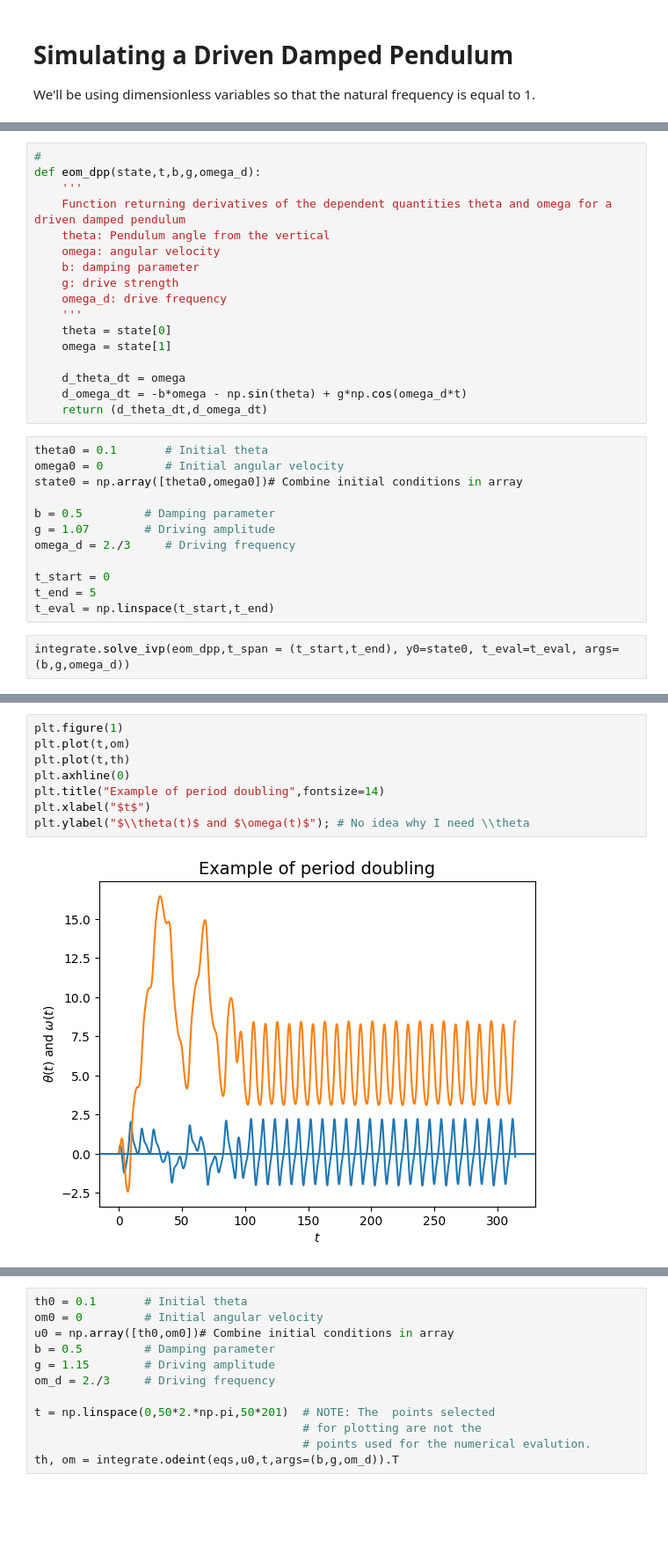
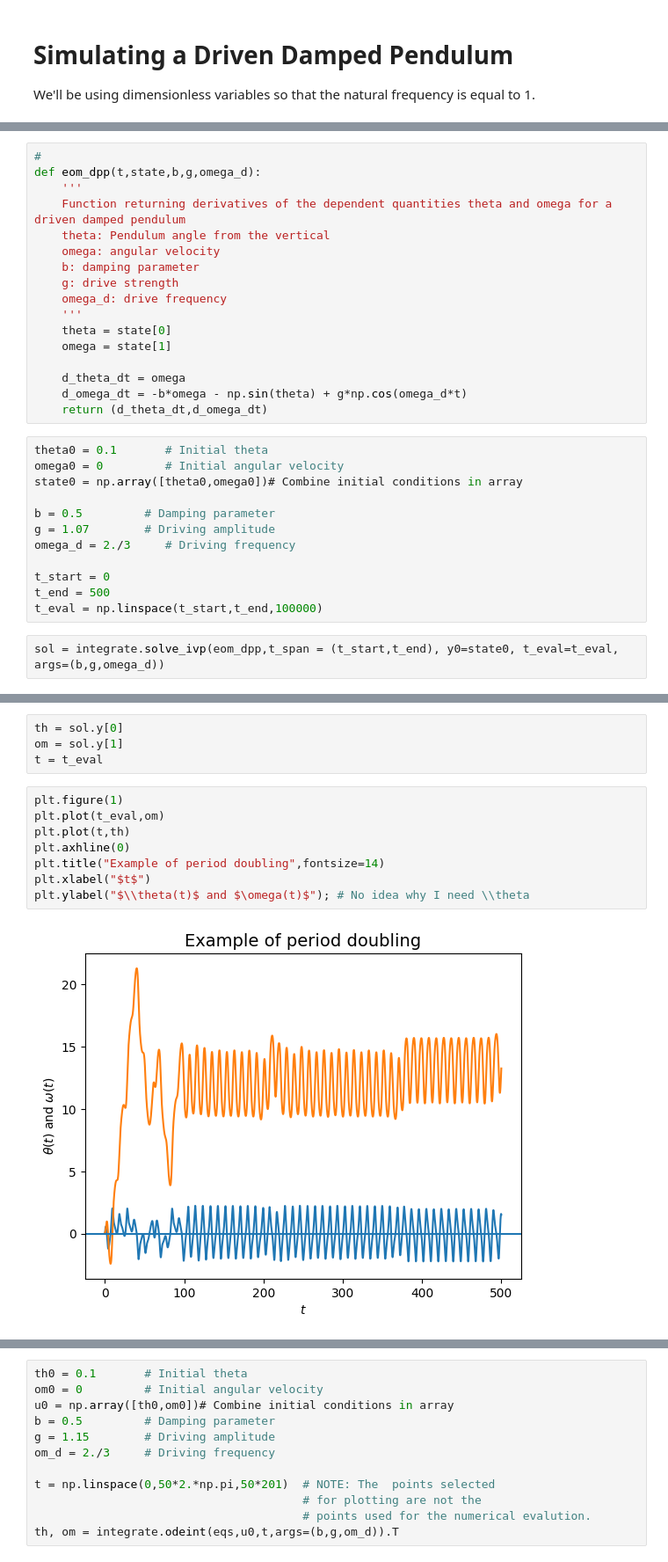
Before and after one commit to henpai91/DPP_Chaos, a Jupyter notebook: notebook.ipynb, the cells around one changed output, grey strips where cells are left out. Shown at 88% size. Drawn from its saved outputs; the diff is of its cells as text; blank space fills up the shorter version.

```diff
--- a/notebook.ipynb
+++ b/notebook.ipynb
@@ -10,7 +10,7 @@ We'll be using dimensionless variables so that the natural frequency is equal to
 ![image.png](attachment:image.png)
 # %%
 #
-def eom_dpp(state,t,b,g,omega_d):
+def eom_dpp(t,state,b,g,omega_d):
     '''
     Function returning derivatives of the dependent quantities theta and omega for a driven damped pendulum
     theta: Pendulum angle from the vertical
@@ -35,7 +35,7 @@ g = 1.07        # Driving amplitude
 omega_d = 2./3     # Driving frequency
 
 t_start = 0
-t_end = 5
-t_eval = np.linspace(t_start,t_end)
+t_end = 500
+t_eval = np.linspace(t_start,t_end,100000)
 # %%
-integrate.solve_ivp(eom_dpp,t_span = (t_start,t_end), y0=state0, t_eval=t_eval, args=(b,g,omega_d))
+sol = integrate.solve_ivp(eom_dpp,t_span = (t_start,t_end), y0=state0, t_eval=t_eval, args=(b,g,omega_d))
@@ -44,13 +42,17 @@ TypeError: 'float' object is not subscriptable
+# %%
+th = sol.y[0]
+om = sol.y[1]
+t = t_eval
 # %%
 plt.figure(1)
-plt.plot(t,om)
+plt.plot(t_eval,om)
 plt.plot(t,th)
 plt.axhline(0)
 plt.title("Example of period doubling",fontsize=14)
 plt.xlabel("$t$")
 plt.ylabel("$\\theta(t)$ and $\omega(t)$"); # No idea why I need \\theta
 # %% [output]
-[figure, old version]
+[figure, new version]
 # %%
 plt.figure(2)
 plt.xlabel("$\\theta$")
```
Also changed, not shown: parts of 2 cells of this notebook.
